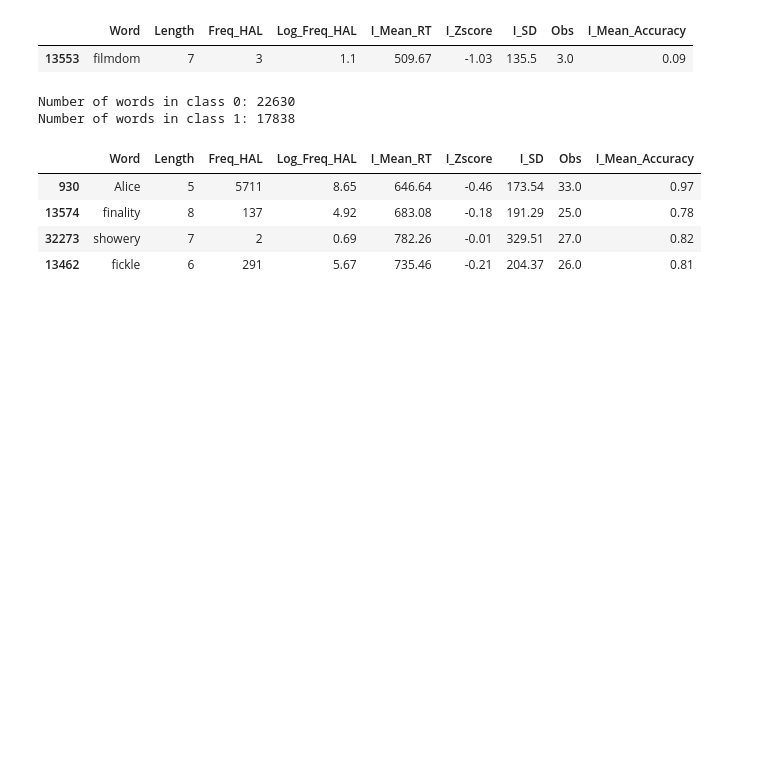
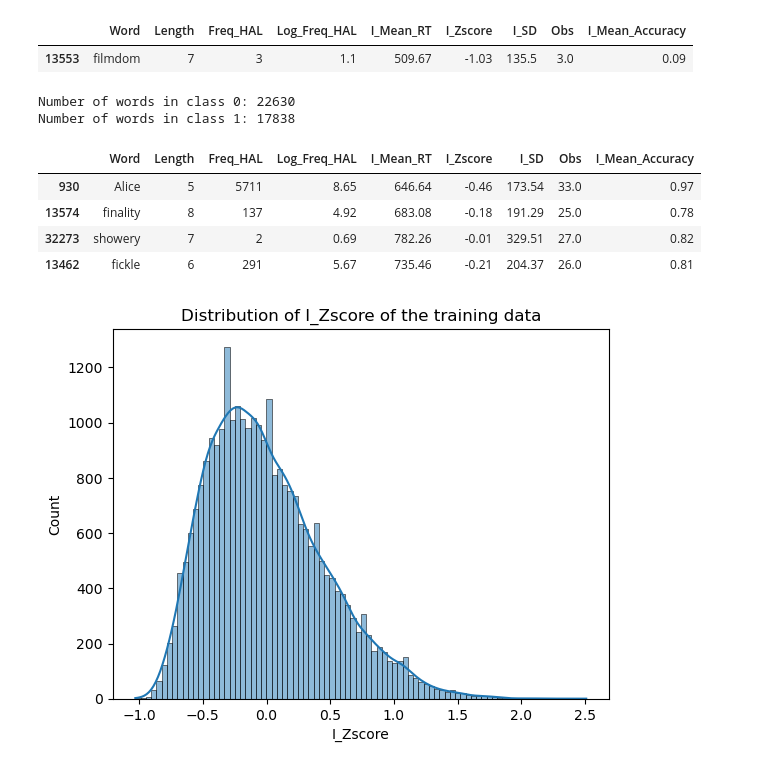
Before and after one commit to heonjik/nutrition, a Jupyter notebook: word_difficulty.ipynb, the cells around one changed output. Cells and saved outputs as stored; diff of their text form; code cells hidden in the pictures; blank space fills up the shorter version.

Commit message:
Plot

```diff
--- a/word_difficulty.ipynb
+++ b/word_difficulty.ipynb
@@ -68,0 +73,7 @@ df_train.head(4)
+# %%
+sns.histplot(df_train['I_Zscore'], kde=True)
+plt.title('Distribution of I_Zscore of the training data')
+plt.xlabel('I_Zscore')
+plt.show()
+# %% [output]
+[figure, added]
```
Also changed, not shown: parts of 2 cells of this notebook.
